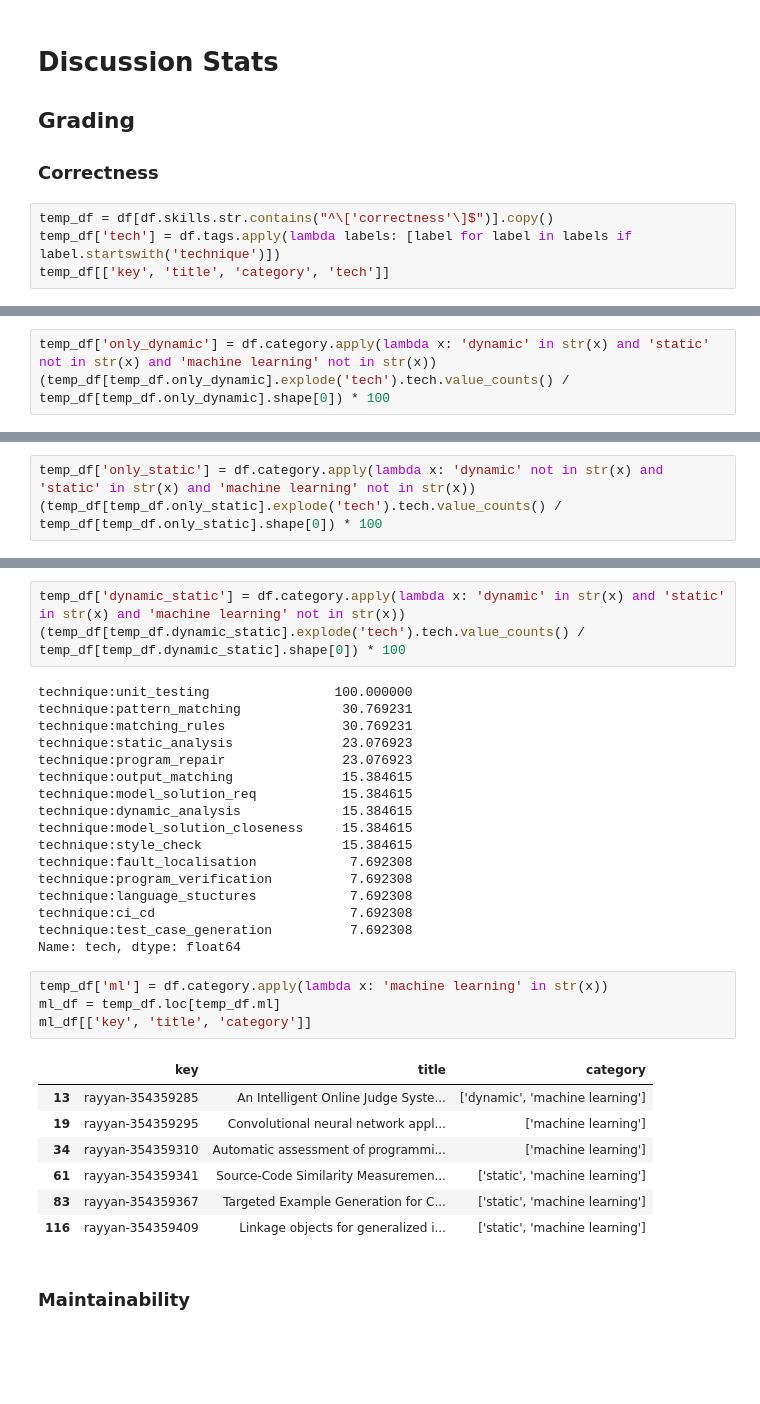
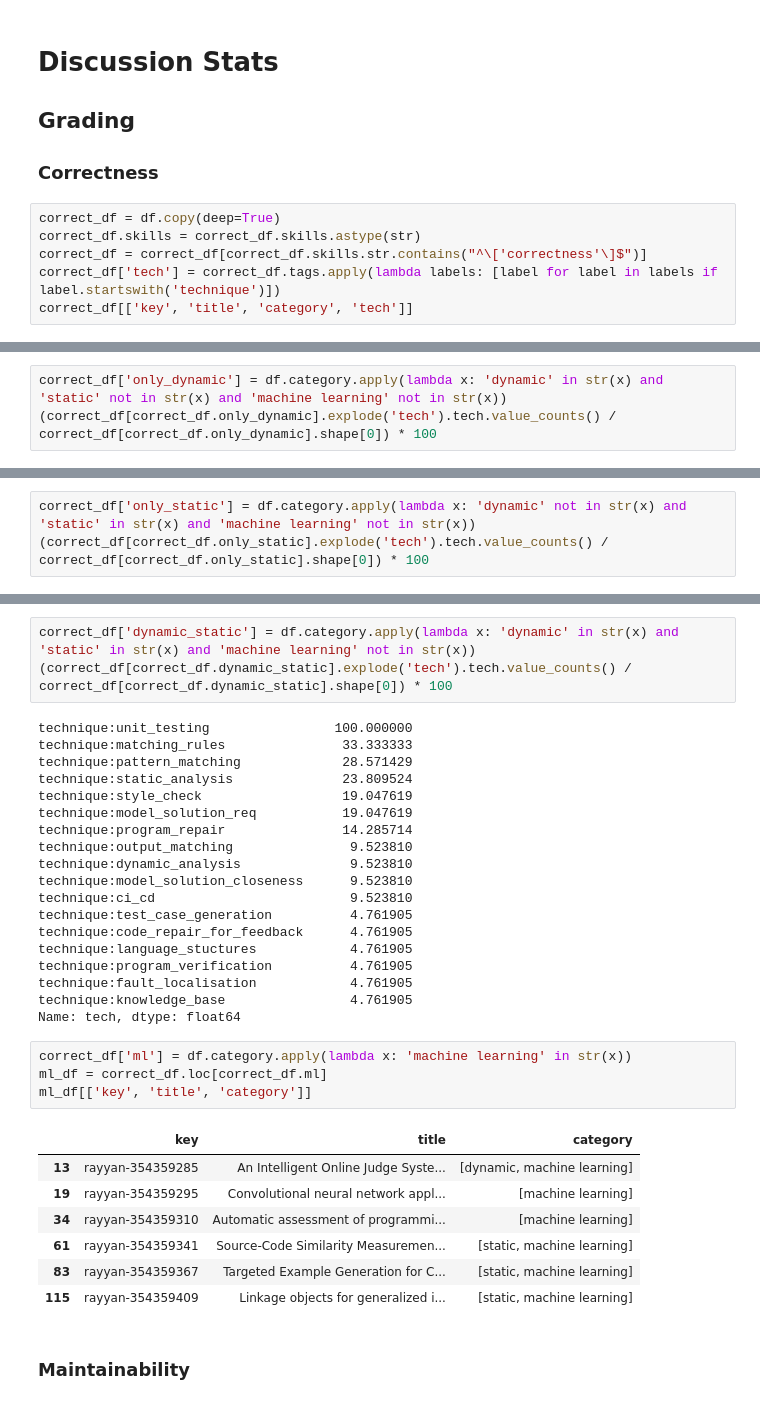
Before and after one commit to m-messer/Automated-Assessment-SLR-Data-Processing, a Jupyter notebook: discussion.ipynb, the cells around one changed output, grey strips where cells are left out. Cells and saved outputs as stored; diff of their text form; blank space fills up the shorter version.

```diff
--- a/discussion.ipynb
+++ b/discussion.ipynb
@@ -20,8 +19,10 @@ df.head()
 ## Grading
 ### Correctness
 # %%
-temp_df = df[df.skills.str.contains("^\['correctness'\]$")].copy()
-temp_df['tech'] = df.tags.apply(lambda labels: [label for label in labels if label.startswith('technique')])
-temp_df[['key', 'title', 'category', 'tech']]
+correct_df = df.copy(deep=True)
+correct_df.skills = correct_df.skills.astype(str)
+correct_df = correct_df[correct_df.skills.str.contains("^\['correctness'\]$")]
+correct_df['tech'] = correct_df.tags.apply(lambda labels: [label for label in labels if label.startswith('technique')])
+correct_df[['key', 'title', 'category', 'tech']]
 # %% [output]
 |  | key | title | category | tech |
@@ -63,6 +64,6 @@ Name: category, dtype: int64
 Name: category, dtype: float64
 # %%
-temp_df['only_dynamic'] = df.category.apply(lambda x: 'dynamic' in str(x) and 'static' not in str(x) and 'machine learning' not in str(x))
-(temp_df[temp_df.only_dynamic].explode('tech').tech.value_counts() / temp_df[temp_df.only_dynamic].shape[0]) * 100
+correct_df['only_dynamic'] = df.category.apply(lambda x: 'dynamic' in str(x) and 'static' not in str(x) and 'machine learning' not in str(x))
+(correct_df[correct_df.only_dynamic].explode('tech').tech.value_counts() / correct_df[correct_df.only_dynamic].shape[0]) * 100
 # %% [output]
 technique:unit_testing                100.000000
@@ -83,5 +83,5 @@ technique:knowledge_base                2.564103
 Name: tech, dtype: float64
 # %%
-temp_df['only_static'] = df.category.apply(lambda x: 'dynamic' not in str(x) and 'static' in str(x) and 'machine learning' not in str(x))
-(temp_df[temp_df.only_static].explode('tech').tech.value_counts() / temp_df[temp_df.only_static].shape[0]) * 100
+correct_df['only_static'] = df.category.apply(lambda x: 'dynamic' not in str(x) and 'static' in str(x) and 'machine learning' not in str(x))
+(correct_df[correct_df.only_static].explode('tech').tech.value_counts() / correct_df[correct_df.only_static].shape[0]) * 100
 # %% [output]
@@ -103,36 +103,38 @@ technique:dynamic_analysis             6.25
 Name: tech, dtype: float64
 # %%
-temp_df['dynamic_static'] = df.category.apply(lambda x: 'dynamic' in str(x) and 'static' in str(x) and 'machine learning' not in str(x))
-(temp_df[temp_df.dynamic_static].explode('tech').tech.value_counts() / temp_df[temp_df.dynamic_static].shape[0]) * 100
+correct_df['dynamic_static'] = df.category.apply(lambda x: 'dynamic' in str(x) and 'static' in str(x) and 'machine learning' not in str(x))
+(correct_df[correct_df.dynamic_static].explode('tech').tech.value_counts() / correct_df[correct_df.dynamic_static].shape[0]) * 100
 # %% [output]
 technique:unit_testing                100.000000
-technique:pattern_matching             30.769231
-technique:matching_rules               30.769231
-technique:static_analysis              23.076923
-technique:program_repair               23.076923
-technique:output_matching              15.384615
-technique:model_solution_req           15.384615
-technique:dynamic_analysis             15.384615
-technique:model_solution_closeness     15.384615
-technique:style_check                  15.384615
-technique:fault_localisation            7.692308
-technique:program_verification          7.692308
-technique:language_stuctures            7.692308
-technique:ci_cd                         7.692308
-technique:test_case_generation          7.692308
+technique:matching_rules               33.333333
+technique:pattern_matching             28.571429
+technique:static_analysis              23.809524
+technique:style_check                  19.047619
+technique:model_solution_req           19.047619
+technique:program_repair               14.285714
+technique:output_matching               9.523810
+technique:dynamic_analysis              9.523810
+technique:model_solution_closeness      9.523810
+technique:ci_cd                         9.523810
+technique:test_case_generation          4.761905
+technique:code_repair_for_feedback      4.761905
+technique:language_stuctures            4.761905
+technique:program_verification          4.761905
+technique:fault_localisation            4.761905
+technique:knowledge_base                4.761905
 Name: tech, dtype: float64
 # %%
-temp_df['ml'] = df.category.apply(lambda x: 'machine learning' in str(x))
-ml_df = temp_df.loc[temp_df.ml]
+correct_df['ml'] = df.category.apply(lambda x: 'machine learning' in str(x))
+ml_df = correct_df.loc[correct_df.ml]
 ml_df[['key', 'title', 'category']]
 # %% [output]
 |  | key | title | category |
-| 13 | rayyan-354359285 | An Intelligent Online Judge Syste... | ['dynamic', 'machine learning'] |
-| 19 | rayyan-354359295 | Convolutional neural network appl... | ['machine learning'] |
-| 34 | rayyan-354359310 | Automatic assessment of programmi... | ['machine learning'] |
-| 61 | rayyan-354359341 | Source-Code Similarity Measuremen... | ['static', 'machine learning'] |
-| 83 | rayyan-354359367 | Targeted Example Generation for C... | ['static', 'machine learning'] |
-| 116 | rayyan-354359409 | Linkage objects for generalized i... | ['static', 'machine learning'] |
+| 13 | rayyan-354359285 | An Intelligent Online Judge Syste... | [dynamic, machine learning] |
+| 19 | rayyan-354359295 | Convolutional neural network appl... | [machine learning] |
+| 34 | rayyan-354359310 | Automatic assessment of programmi... | [machine learning] |
+| 61 | rayyan-354359341 | Source-Code Similarity Measuremen... | [static, machine learning] |
+| 83 | rayyan-354359367 | Targeted Example Generation for C... | [static, machine learning] |
+| 115 | rayyan-354359409 | Linkage objects for generalized i... | [static, machine learning] |
 # %% [markdown]
 ### Maintainability
 # %%
```
Also changed, not shown: parts of 37 cells of this notebook, 16 other files.
